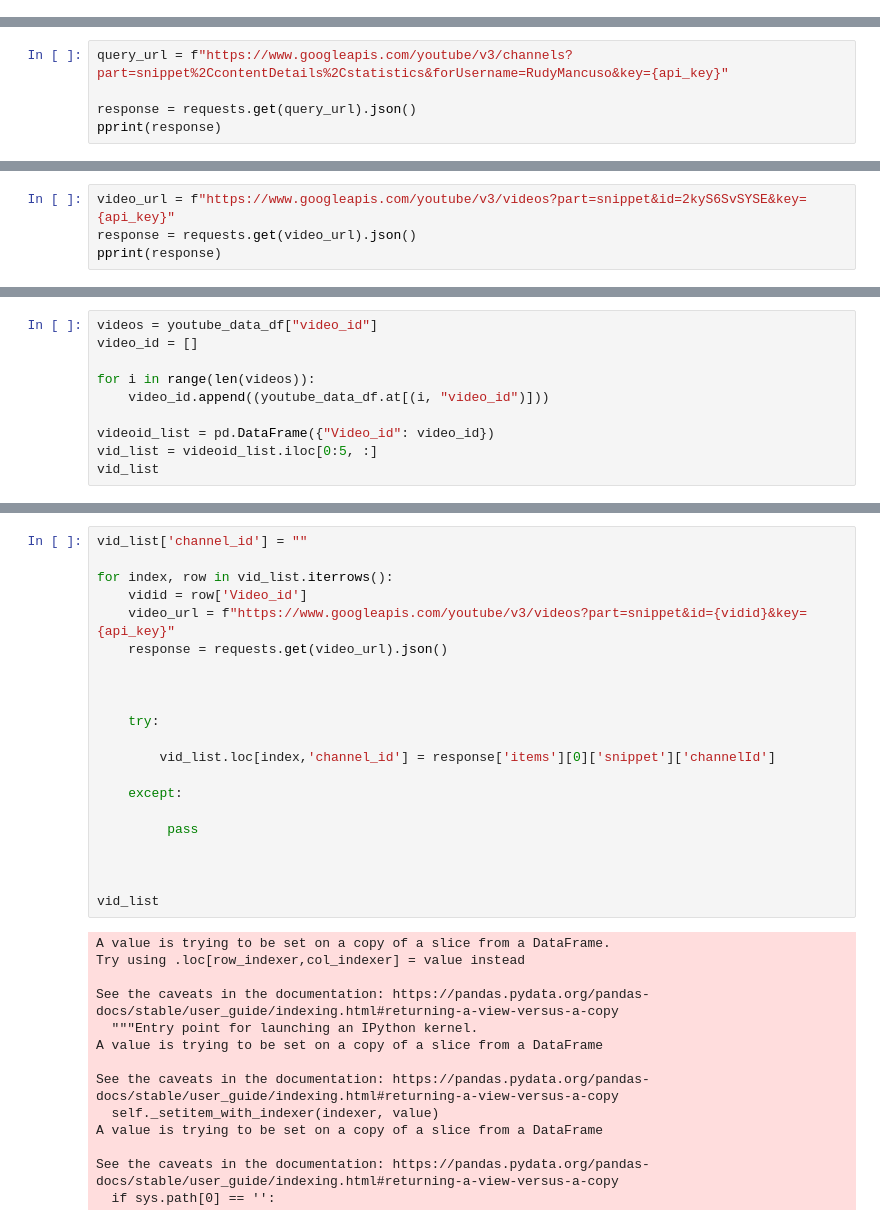
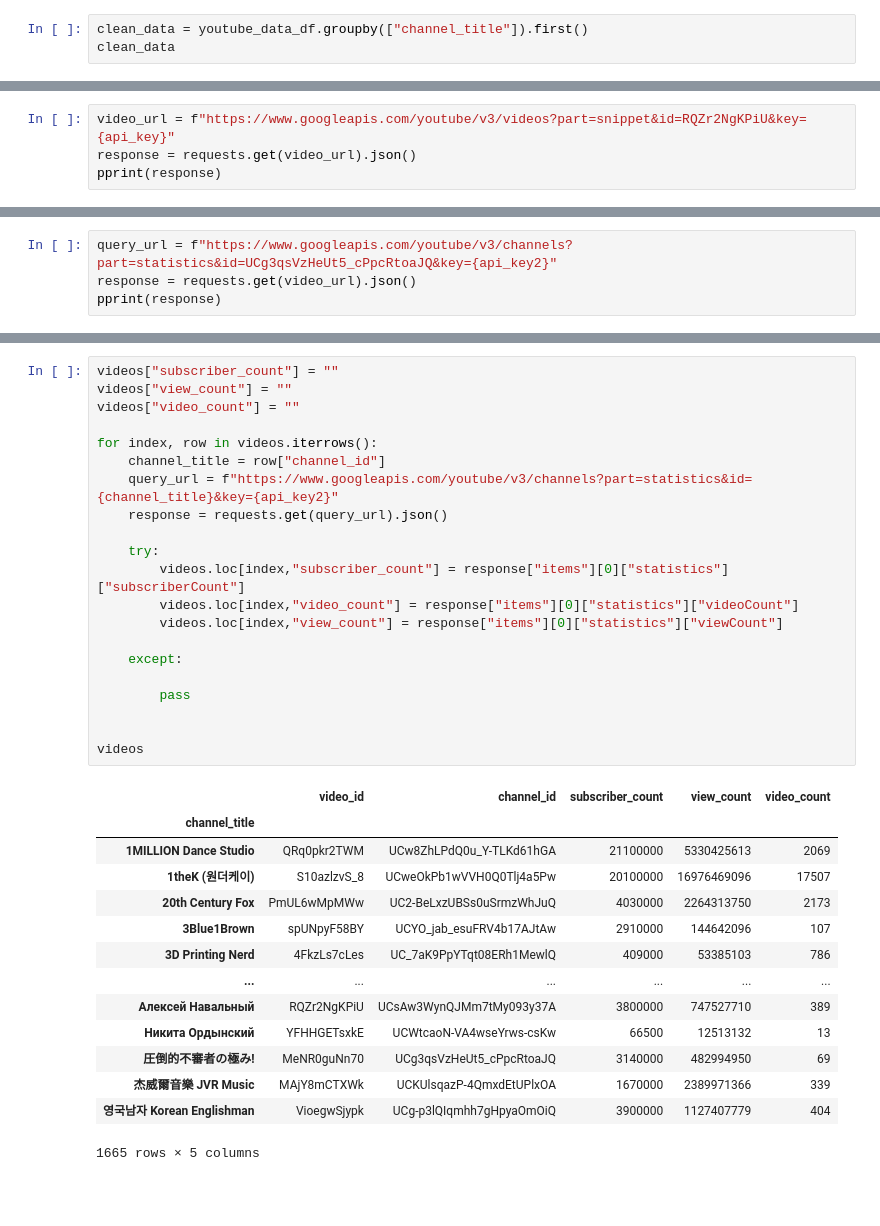
Before and after one commit to hannah8075/youtube-analysis, a Jupyter notebook: youtube_importcsvdata-Copy1.ipynb, the cells around one changed output, grey strips where cells are left out. Saved outputs shown, nothing was run; the diff lists cells and outputs as text; blank space fills up the shorter version.

```diff
--- a/youtube_importcsvdata-Copy1.ipynb
+++ b/youtube_importcsvdata-Copy1.ipynb
@@ -26,0 +30,3 @@ youtube_data_df
+# %%
+clean_data = youtube_data_df.groupby(["channel_title"]).first()
+clean_data
@@ -27,6 +78,5 @@ youtube_data_df
 # %%
-query_url = f"https://www.googleapis.com/youtube/v3/channels?part=snippet%2CcontentDetails%2Cstatistics&forUsername=RudyMancuso&key={api_key}"
-
-response = requests.get(query_url).json()
+video_url = f"https://www.googleapis.com/youtube/v3/videos?part=snippet&id=RQZr2NgKPiU&key={api_key}"
+response = requests.get(video_url).json()
 pprint(response)
 # %% [output]
@@ -67,5 +136,5 @@ fake_list
 # %%
-video_url = f"https://www.googleapis.com/youtube/v3/videos?part=snippet&id=2kyS6SvSYSE&key={api_key}"
+query_url = f"https://www.googleapis.com/youtube/v3/channels?part=statistics&id=UCg3qsVzHeUt5_cPpcRtoaJQ&key={api_key2}"
 response = requests.get(video_url).json()
 pprint(response)
 # %% [output]
@@ -87,12 +156,2 @@ pprint(response)
  'kind': 'youtube#videoListResponse',
  'pageInfo': {'resultsPerPage': 1, 'totalResults': 1}}
-# %%
-videos = youtube_data_df["video_id"]
-video_id = []
-
-for i in range(len(videos)):
-    video_id.append((youtube_data_df.at[(i, "video_id")]))
-
-videoid_list = pd.DataFrame({"Video_id": video_id})
-vid_list = videoid_list.iloc[0:5, :]
-vid_list
@@ -106,35 +158,36 @@ vid_list
 # %%
-vid_list['channel_id'] = ""
+videos["subscriber_count"] = ""
+videos["view_count"] = ""
+videos["video_count"] = ""
 
-for index, row in vid_list.iterrows():
-    vidid = row['Video_id']
-    video_url = f"https://www.googleapis.com/youtube/v3/videos?part=snippet&id={vidid}&key={api_key}"
-    response = requests.get(video_url).json()
-
-
+for index, row in videos.iterrows():
+    channel_title = row["channel_id"]
+    query_url = f"https://www.googleapis.com/youtube/v3/channels?part=statistics&id={channel_title}&key={api_key2}"
+    response = requests.get(query_url).json()
 
     try:
-
-        vid_list.loc[index,'channel_id'] = response['items'][0]['snippet']['channelId']
+        videos.loc[index,"subscriber_count"] = response["items"][0]["statistics"]["subscriberCount"]
+        videos.loc[index,"video_count"] = response["items"][0]["statistics"]["videoCount"]
+        videos.loc[index,"view_count"] = response["items"][0]["statistics"]["viewCount"]
 
     except:
 
-         pass
+        pass
 
 
-
-vid_list
+videos
 # %% [output]
+|  | video_id | channel_id | subscriber_count | view_count | video_count |
+| channel_title |  |  |  |  |  |
+| 1MILLION Dance Studio | QRq0pkr2TWM | UCw8ZhLPdQ0u_Y-TLKd61hGA | 21100000 | 5330425613 | 2069 |
+| 1theK (원더케이) | S10azlzvS_8 | UCweOkPb1wVVH0Q0Tlj4a5Pw | 20100000 | 16976469096 | 17507 |
+| 20th Century Fox | PmUL6wMpMWw | UC2-BeLxzUBSs0uSrmzWhJuQ | 4030000 | 2264313750 | 2173 |
+| 3Blue1Brown | spUNpyF58BY | UCYO_jab_esuFRV4b17AJtAw | 2910000 | 144642096 | 107 |
+| 3D Printing Nerd | 4FkzLs7cLes | UC_7aK9PpYTqt08ERh1MewlQ | 409000 | 53385103 | 786 |
+| ... | ... | ... | ... | ... | ... |
+| Алексей Навальный | RQZr2NgKPiU | UCsAw3WynQJMm7tMy093y37A | 3800000 | 747527710 | 389 |
+| Никита Ордынский | YFHHGETsxkE | UCWtcaoN-VA4wseYrws-csKw | 66500 | 12513132 | 13 |
+| 圧倒的不審者の極み! | MeNR0guNn70 | UCg3qsVzHeUt5_cPpcRtoaJQ | 3140000 | 482994950 | 69 |
+| 杰威爾音樂 JVR Music | MAjY8mCTXWk | UCKUlsqazP-4QmxdEtUPlxOA | 1670000 | 2389971366 | 339 |
+| 영국남자 Korean Englishman | VioegwSjypk | UCg-p3lQIqmhh7gHpyaOmOiQ | 3900000 | 1127407779 | 404 |
-A value is trying to be set on a copy of a slice from a DataFrame.
-Try using .loc[row_indexer,col_indexer] = value instead
-
-See the caveats in the documentation: https://pandas.pydata.org/pandas-docs/stable/user_guide/indexing.html#returning-a-view-versus-a-copy
-  """Entry point for launching an IPython kernel.
-A value is trying to be set on a copy of a slice from a DataFrame
-
-See the caveats in the documentation: https://pandas.pydata.org/pandas-docs/stable/user_guide/indexing.html#returning-a-view-versus-a-copy
-  self._setitem_with_indexer(indexer, value)
-A value is trying to be set on a copy of a slice from a DataFrame
-
-See the caveats in the documentation: https://pandas.pydata.org/pandas-docs/stable/user_guide/indexing.html#returning-a-view-versus-a-copy
-  if sys.path[0] == '':
+1665 rows × 5 columns
```
Also changed, not shown: parts of 13 cells of this notebook, 2 other files.
